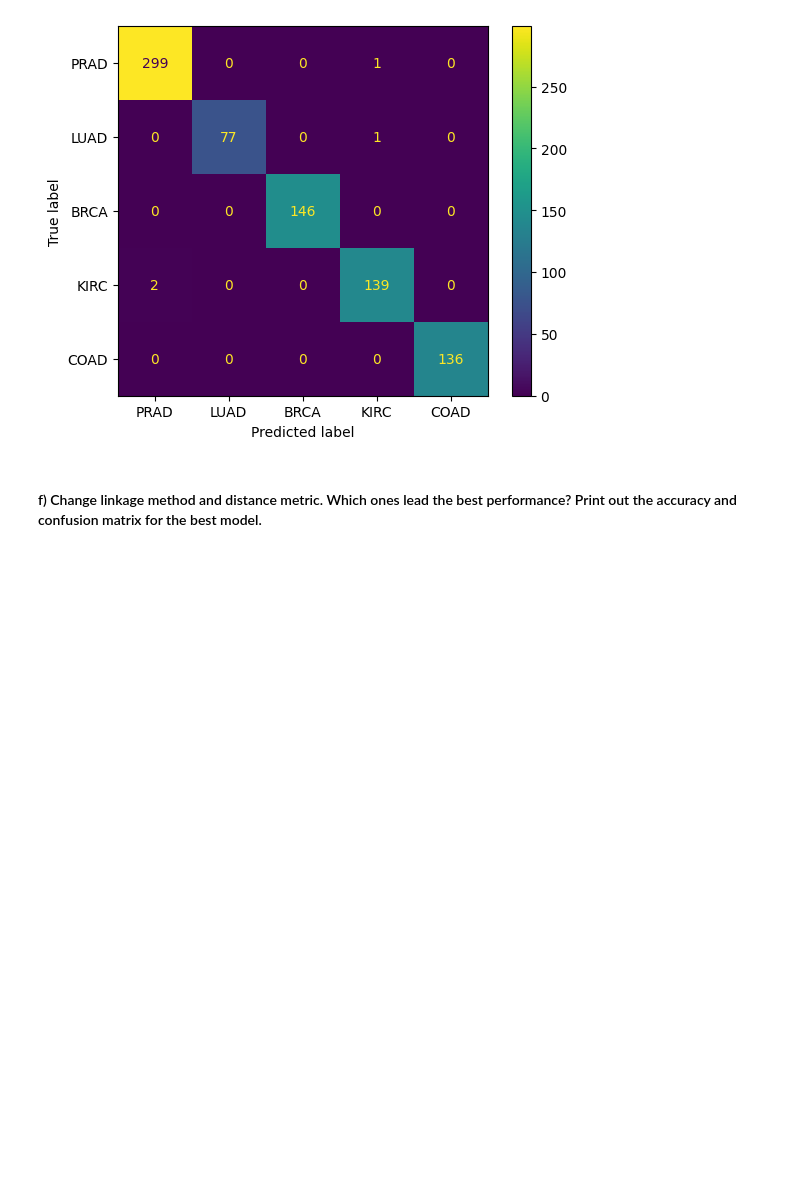
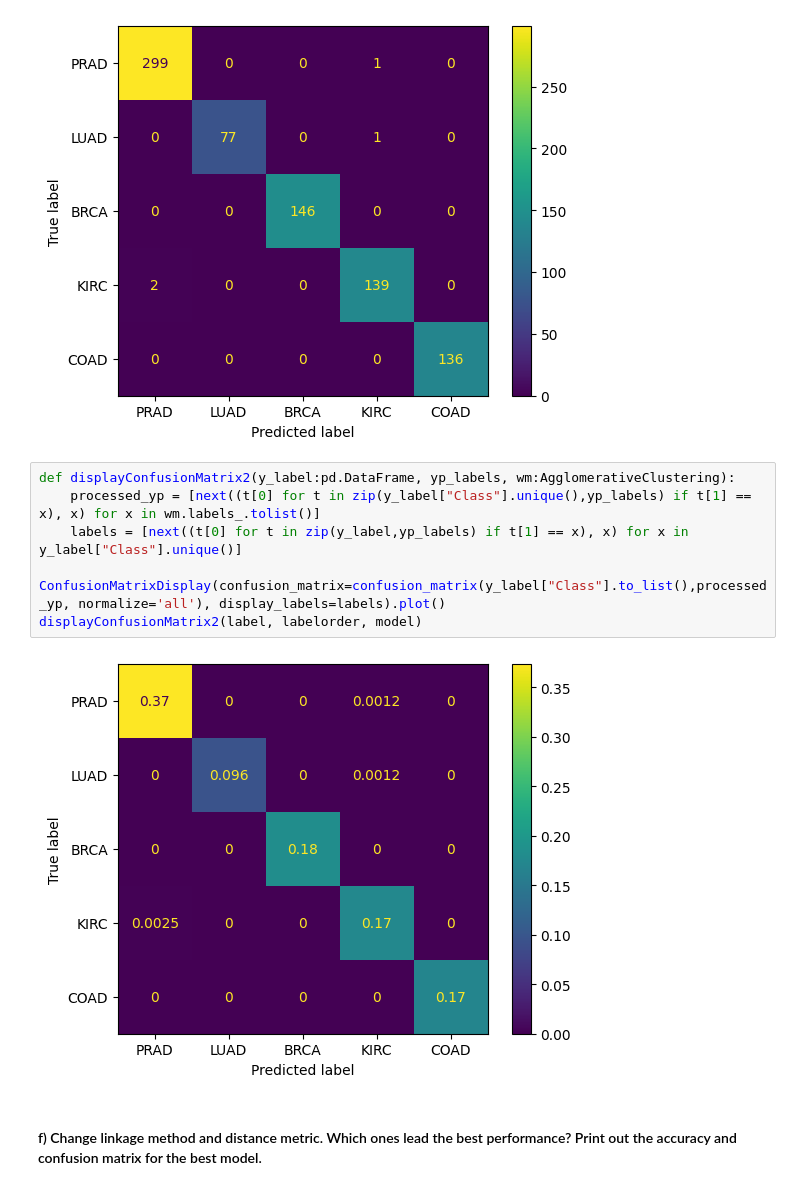
Before and after one commit to yasuomaidana/introduction-to-machine-learning, a Jupyter notebook: Unsupervised Algorithms in Machine Learning/Clustering/Clustering.ipynb, the cells around one changed output. Saved outputs shown, nothing was run; the diff lists cells and outputs as text; blank space fills up the shorter version.

Commit message:
COUR-1005: Showing confusion matrix using percentages

```diff
--- a/Unsupervised Algorithms in Machine Learning/Clustering/Clustering.ipynb
+++ b/Unsupervised Algorithms in Machine Learning/Clustering/Clustering.ipynb
@@ -141,6 +141,14 @@ def displayConfusionMatrix(y_label:pd.DataFrame, yp_labels, wm:AgglomerativeClus
 displayConfusionMatrix(label, labelorder, model)
 # %% [output]
 [figure]
+# %%
+def displayConfusionMatrix2(y_label:pd.DataFrame, yp_labels, wm:AgglomerativeClustering):
+    processed_yp = [next((t[0] for t in zip(y_label["Class"].unique(),yp_labels) if t[1] == x), x) for x in wm.labels_.tolist()]
+    labels = [next((t[0] for t in zip(y_label,yp_labels) if t[1] == x), x) for x in y_label["Class"].unique()]
+    ConfusionMatrixDisplay(confusion_matrix=confusion_matrix(y_label["Class"].to_list(),processed_yp, normalize='all'), display_labels=labels).plot()
+displayConfusionMatrix2(label, labelorder, model)
+# %% [output]
+[figure, added]
 # %% [markdown]
 #### f) Change linkage method and distance metric. Which ones lead the best performance? Print out the accuracy and confusion matrix for the best model.
 # %%
```
